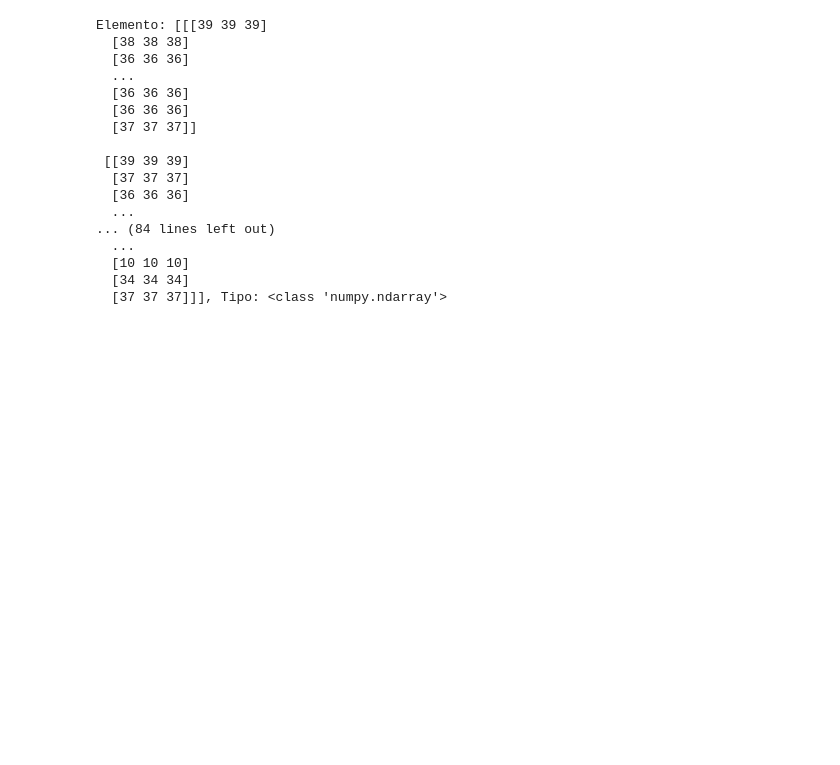
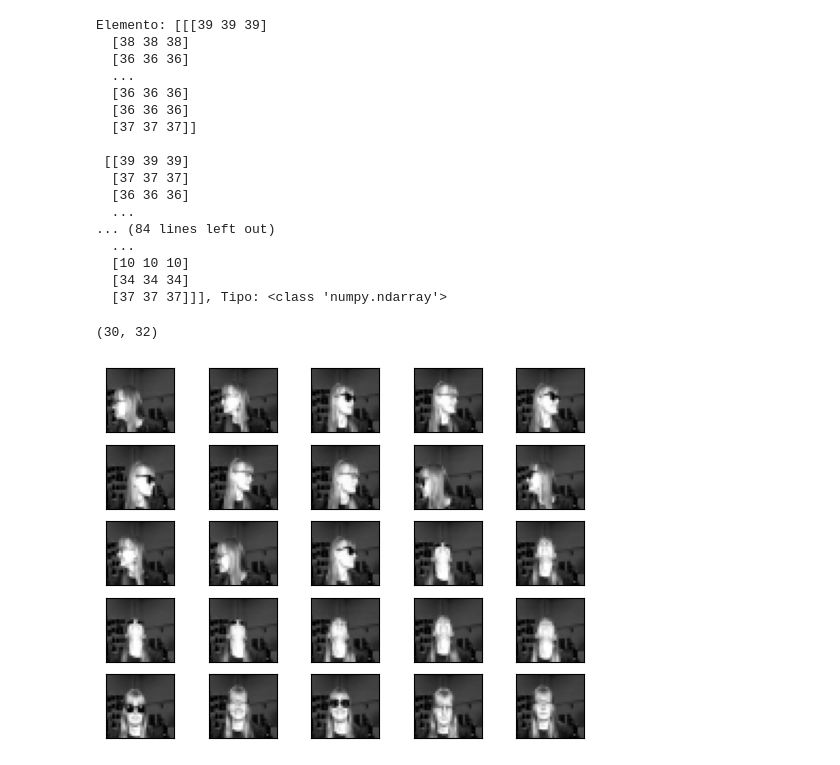
Before and after one commit to DataMastersUN/FA_T3, a Jupyter notebook: Trabajo_3.ipynb, the cells around one changed output. Drawn from its saved outputs; the diff is of its cells as text; code cells hidden in the pictures; blank space fills up the shorter version.

Commit message:
update: procesamiento imagenes

```diff
--- a/Trabajo_3.ipynb
+++ b/Trabajo_3.ipynb
@@ -176,3 +215,30 @@ Elemento: [[[39 39 39]
   [10 10 10]
   [34 34 34]
   [37 37 37]]], Tipo: <class 'numpy.ndarray'>
+# %%
+#transformacion real a grises
+images_gray = []
+for i in range(len(images)):
+    image = cv2.cvtColor(images[i], cv2.COLOR_BGR2GRAY)
+    images_gray.append(image)
+
+images_gray[4].shape
+# %% [output]
+(30, 32)
+# %%
+#Redimensión de todas las imagenes a un tamaño estandar
+new_height = images[0].shape[0]
+new_width = images[0].shape[1]
+images_proc = []
+for i in range(len(images_gray)):
+    image = cv2.resize(images_gray[i],(new_width, new_height))
+    images_proc.append(image)
+# %%
+for i in range(25):
+    plt.subplot(5,5,i+1)
+    plt.imshow(images_proc[i], cmap = 'gray')
+    plt.xticks([])
+    plt.yticks([])
+plt.show()
+# %% [output]
+[figure, added]
```
Also changed, not shown: parts of 7 cells of this notebook.
